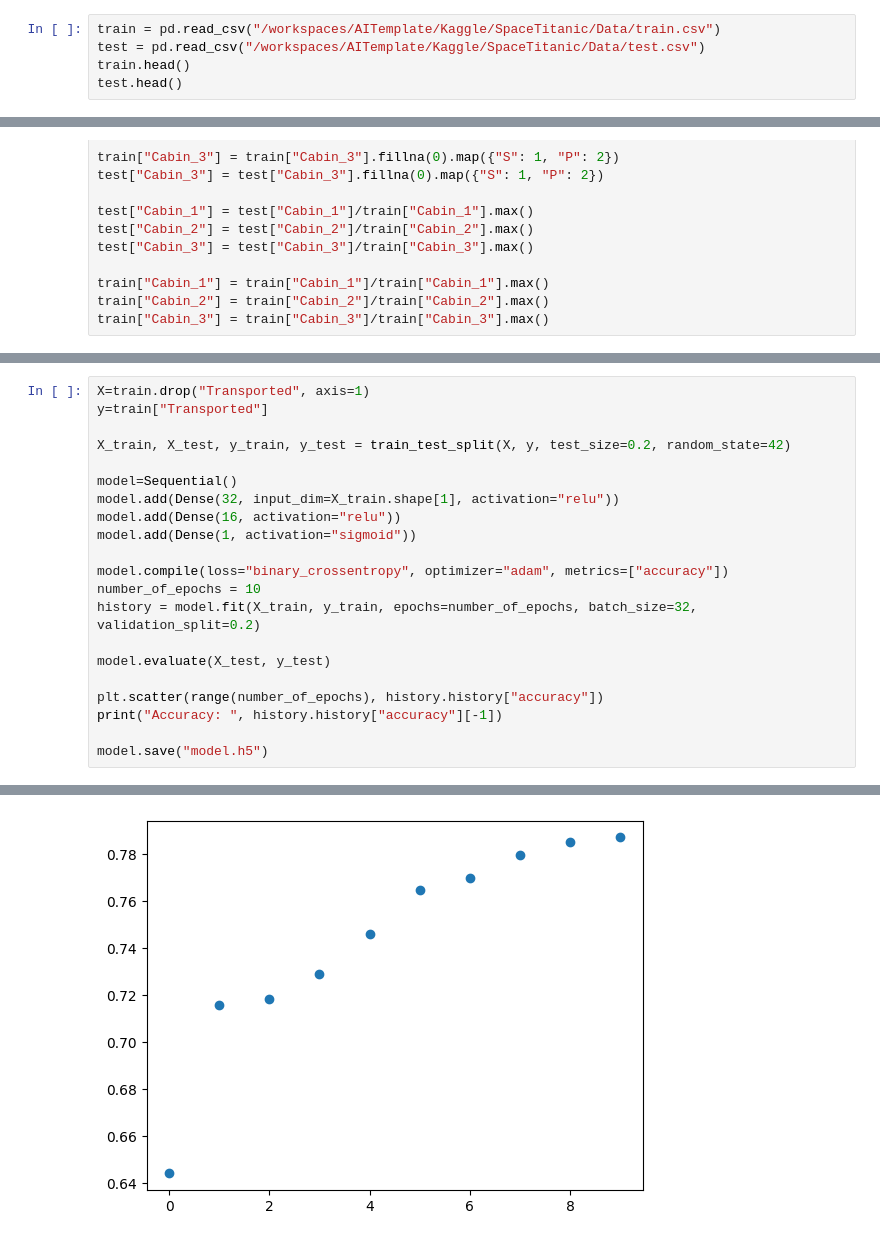
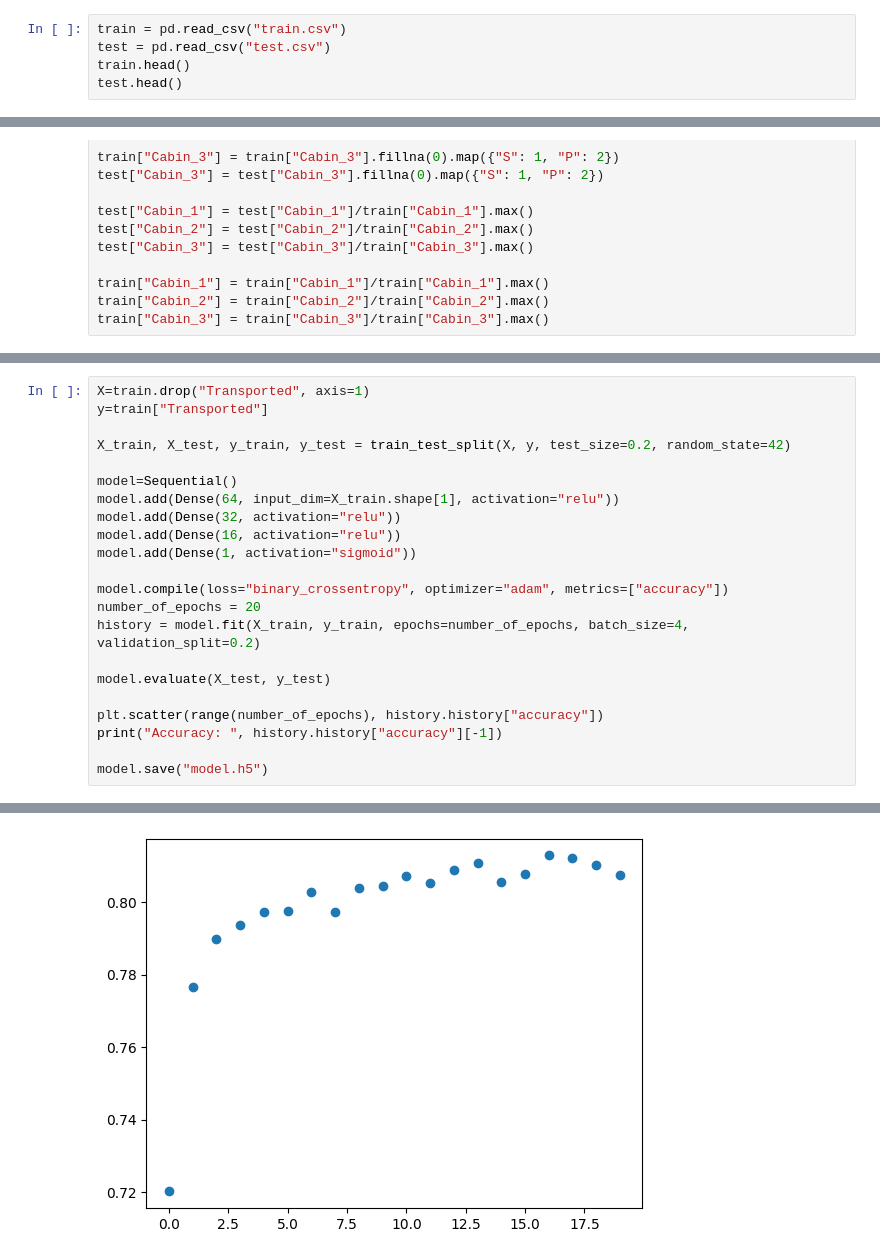
Before and after one commit to akt1215/AITemplate, a Jupyter notebook: Kaggle/SpaceTitanic/Code/SpaceTitanic.ipynb, the cells around one changed output, grey strips where cells are left out. Cells and saved outputs as stored; diff of their text form.

```diff
--- a/Kaggle/SpaceTitanic/Code/SpaceTitanic.ipynb
+++ b/Kaggle/SpaceTitanic/Code/SpaceTitanic.ipynb
@@ -6,8 +6,8 @@ from keras.models import Sequential
 from keras.layers import Dense
 from sklearn.model_selection import train_test_split
 # %%
-train = pd.read_csv("/workspaces/AITemplate/Kaggle/SpaceTitanic/Data/train.csv")
-test = pd.read_csv("/workspaces/AITemplate/Kaggle/SpaceTitanic/Data/test.csv")
+train = pd.read_csv("train.csv")
+test = pd.read_csv("test.csv")
 train.head()
 test.head()
 # %% [output]
@@ -299,13 +294,14 @@ y=train["Transported"]
 X_train, X_test, y_train, y_test = train_test_split(X, y, test_size=0.2, random_state=42)
 
 model=Sequential()
-model.add(Dense(32, input_dim=X_train.shape[1], activation="relu"))
+model.add(Dense(64, input_dim=X_train.shape[1], activation="relu"))
+model.add(Dense(32, activation="relu"))
 model.add(Dense(16, activation="relu"))
 model.add(Dense(1, activation="sigmoid"))
 
 model.compile(loss="binary_crossentropy", optimizer="adam", metrics=["accuracy"])
-number_of_epochs = 10
-history = model.fit(X_train, y_train, epochs=number_of_epochs, batch_size=32, validation_split=0.2)
+number_of_epochs = 20
+history = model.fit(X_train, y_train, epochs=number_of_epochs, batch_size=4, validation_split=0.2)
 
 model.evaluate(X_test, y_test)
 
@@ -334 +330 @@ Accuracy:  0.7871996164321899
-[figure, old version]
+[figure, new version]
```
Also changed, not shown: parts of 9 cells of this notebook.
